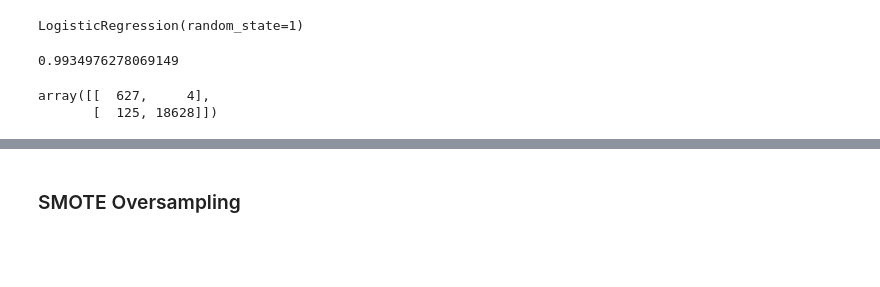
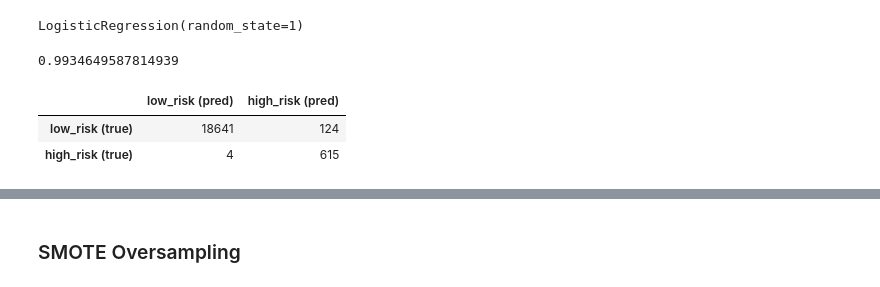
Before and after one commit to Epicosp/Fintech--Classification, a Jupyter notebook: credit_risk_resampling.ipynb, the cells around one changed output, grey strips where cells are left out. Cells and saved outputs as stored; diff of their text form; code cells hidden in the pictures; blank space fills up the shorter version.

```diff
--- a/credit_risk_resampling.ipynb
+++ b/credit_risk_resampling.ipynb
@@ -154,23 +160,28 @@ Counter({1: 56283, 0: 56283})
 # %%
 # Train the Logistic Regression model using the resampled data
-model.fit(X_ros, y_ros)
+ros_model = LogisticRegression(solver='lbfgs', random_state=1)
+ros_model.fit(X_ros, y_ros)
 # %% [output]
 LogisticRegression(random_state=1)
 # %%
 # Calculated the balanced accuracy score
-y_pred = model.predict(X_test_scaled)
-ros_recall = recall_score(y_test, y_pred)
+y_pred = ros_model.predict(X_test_scaled)
+ros_recall = recall_score(y_test, y_pred, average='binary')
 ros_geo = geometric_mean_score(y_test, y_pred)
 ros_bas = balanced_accuracy_score(y_test, y_pred)
 ros_bas
 # %% [output]
-0.9934976278069149
+0.9934649587814939
-# %%
-# Display the confusion matrix
-confusion_matrix(y_test, y_pred)
-# %% [output]
-array([[  627,     4],
-       [  125, 18628]])
+# %%
+# Display the confusion matrix [[tn,fp]
+#                               [fn,tp]]
+cm = pd.DataFrame(confusion_matrix(y_test, y_pred))
+cm = cm.rename(columns={0:'low_risk (pred)', 1:'high_risk (pred)'}, index={0:'low_risk (true)', 1:'high_risk (true)'})
+cm
+# %% [output]
+|  | low_risk (pred) | high_risk (pred) |
+| low_risk (true) | 18641 | 124 |
+| high_risk (true) | 4 | 615 |
 # %%
 # Print the imbalanced classification report
 print(classification_report_imbalanced(y_test, y_pred))
```
Also changed, not shown: parts of 34 cells of this notebook.
